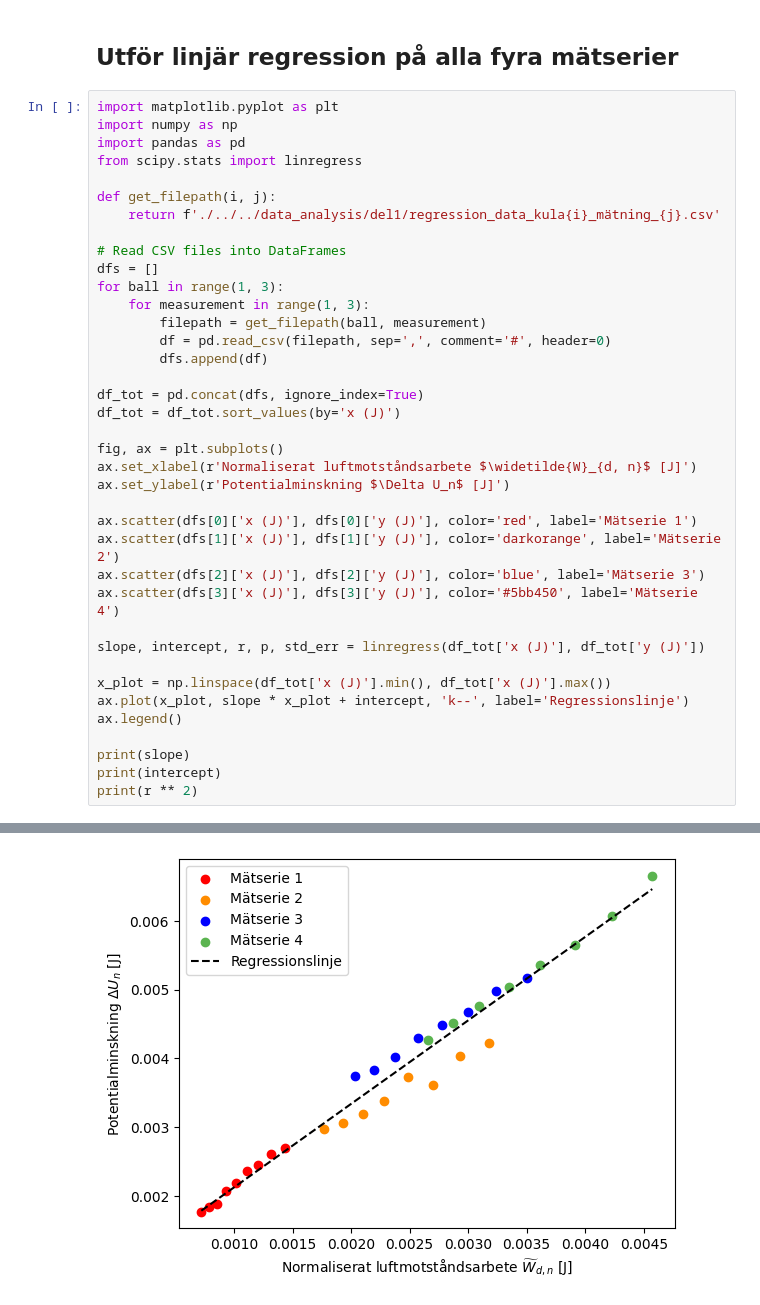
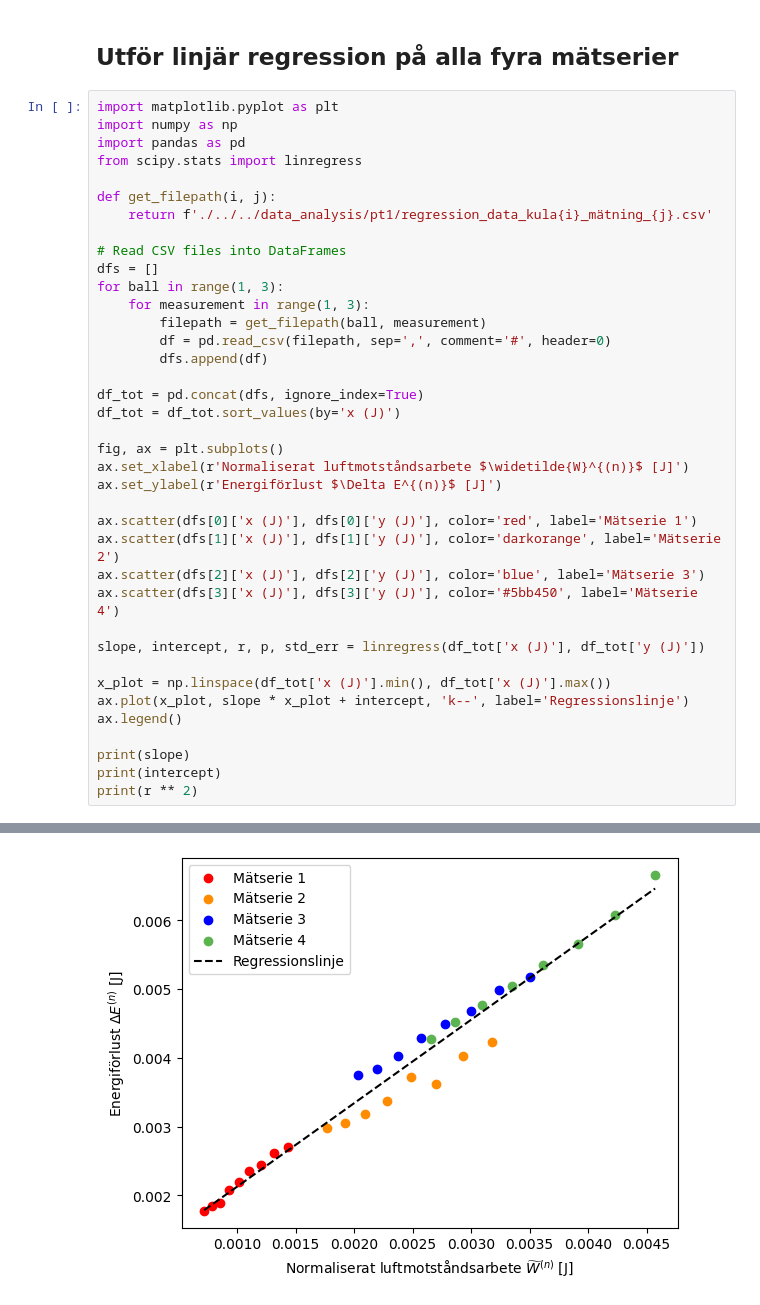
Before and after one commit to zijaigidov/chalmers-expfys-damped-oscillations, a Jupyter notebook: notebooks/pt1/linregress.ipynb, the cells around one changed output, grey strips where cells are left out. Saved outputs shown, nothing was run; the diff lists cells and outputs as text.

```diff
--- a/notebooks/pt1/linregress.ipynb
+++ b/notebooks/pt1/linregress.ipynb
@@ -7,39 +7,39 @@ import pandas as pd
 from scipy.stats import linregress
 
 def get_filepath(i, j):
-    return f'./../../data_analysis/del1/regression_data_kula{i}_mätning_{j}.csv'
+    return f'./../../data_analysis/pt1/regression_data_kula{i}_mätning_{j}.csv'
 
 # Read CSV files into DataFrames
 dfs = []
 for ball in range(1, 3):
     for measurement in range(1, 3):
         filepath = get_filepath(ball, measurement)
         df = pd.read_csv(filepath, sep=',', comment='#', header=0)
         dfs.append(df)
 
 df_tot = pd.concat(dfs, ignore_index=True)
 df_tot = df_tot.sort_values(by='x (J)')
 
 fig, ax = plt.subplots()
-ax.set_xlabel(r'Normaliserat luftmotståndsarbete $\widetilde{W}_{d, n}$ [J]')
-ax.set_ylabel(r'Potentialminskning $\Delta U_n$ [J]')
+ax.set_xlabel(r'Normaliserat luftmotståndsarbete $\widetilde{W}^{(n)}$ [J]')
+ax.set_ylabel(r'Energiförlust $\Delta E^{(n)}$ [J]')
 
 ax.scatter(dfs[0]['x (J)'], dfs[0]['y (J)'], color='red', label='Mätserie 1')
 ax.scatter(dfs[1]['x (J)'], dfs[1]['y (J)'], color='darkorange', label='Mätserie 2')
 ax.scatter(dfs[2]['x (J)'], dfs[2]['y (J)'], color='blue', label='Mätserie 3')
 ax.scatter(dfs[3]['x (J)'], dfs[3]['y (J)'], color='#5bb450', label='Mätserie 4')
 
 slope, intercept, r, p, std_err = linregress(df_tot['x (J)'], df_tot['y (J)'])
 
 x_plot = np.linspace(df_tot['x (J)'].min(), df_tot['x (J)'].max())
 ax.plot(x_plot, slope * x_plot + intercept, 'k--', label='Regressionslinje')
 ax.legend()
 
 print(slope)
 print(intercept)
 print(r ** 2)
 # %% [output]
 1.2145025260401243
 0.0009099549952658252
 0.9701499497351406
-[figure, old version]
+[figure, new version]
```
Also changed, not shown: 1 other file.
